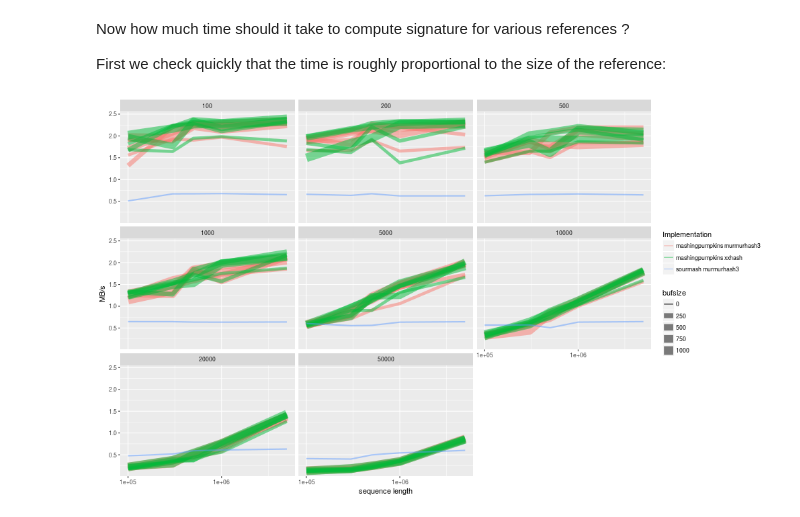
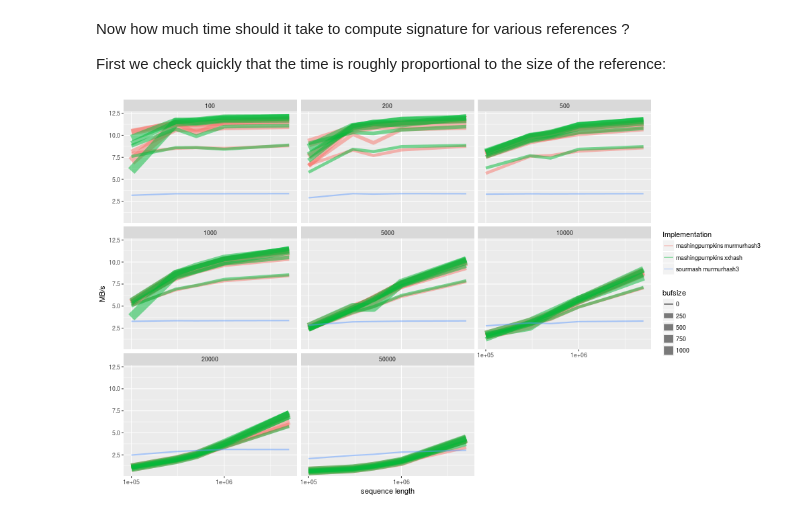
Before and after one commit to lgautier/mashing-pumpkins, a Jupyter notebook: doc/notebooks/MinHash, design and performance.ipynb, the cells around one changed output. Cells and saved outputs as stored; diff of their text form; code cells hidden in the pictures.

Commit message:
Updated notebook, fixed throughput and time estimates

```diff
--- a/doc/notebooks/MinHash, design and performance.ipynb
+++ b/doc/notebooks/MinHash, design and performance.ipynb
@@ -45,6 +45,7 @@ We will create a MinHash of maximum size 1000 (1000 elements) and of k-mer size
 from sourmash_lib._minhash import MinHash
 
 import timeit
+ntimes = 5
 
 stmt = """
 smh = MinHash(1000, 21)
@@ -52,6 +53,6 @@ smh.add_sequence(sequence)
 """
 t_sourmash = timeit.timeit(stmt,
                            setup='from __main__ import sequence, MinHash; sequence=sequence.decode("utf-8")',
-                           number=5)
-print("%.2f seconds" % t_sourmash)
+                           number=ntimes)
+print("%.2f seconds / sequence" % (t_sourmash/ntimes))
 # %% [output]
@@ -158,9 +163,8 @@ Now how much time should it take to compute signature for various references ?
 
 First we check quickly that the time is roughly proportional to the size of the reference:
 # %%
-def run_sourmash(sketchsize, env):
+def run_sourmash(sketchsize, env, ntimes):
     env['sketchsize'] = sketchsize
-    # print('sketchsize: %i' % sketchsize)
 
     stmt = """
 smh = MinHash(sketchsize, 21)
@@ -173,9 +177,7 @@ sketchsize=env['sketchsize']
     """
     t_sourmash = timeit.timeit(stmt,
                                setup = setup,
-                               number=5)
-    # print("%.2f seconds" % t_sourmash)
-    # print("sequence: %.2fMB - rate: %.2fMB/s" % (len(sequencen)/1E6, len(sequencen)/1E6/t_sourmash))
+                               number=ntimes)
 
     return {'t': t_sourmash,
             'what': 'sourmash',
@@ -183,7 +185,7 @@ sketchsize=env['sketchsize']
             'bufsize': 0,
             'sketchsize': sketchsize}
 
-def run_mashingp(bufsize, sketchsize, hashfun, env):
+def run_mashingp(bufsize, sketchsize, hashfun, env, ntimes):
     buffer = array('Q', [0, ] * bufsize)
     env['buffer'] = buffer
     env['hashfun'] = hashfun
@@ -197,10 +199,8 @@ mhs.add(sequence, hashbuffer=buffer)
                                   'hashfun=env["hashfun"]; '
                                   'buffer=env["buffer"]; '
                                   'sketchsize=env["sketchsize"]',
-                            number=5)
-    # print("%.2f seconds" % t_batch)
-    # print("sequence: %.2fMB - rate: %.2fMB/s" % (len(sequencen)/1E6, len(sequencen)/1E6/t_batch))
-    # print("Our Python implementation is %.2f times faster." % (t_sourmash / t_batch))
+                            number=ntimes)
+
     return {'t': t_batch,
             'what': 'mashingpumpkins',
             'l_sequence': len(env['sequencen']),
@@ -212,6 +212,7 @@ from IPython.display import display
 f = FloatProgress(min=0, max=5*8*5*2)
 display(f)
 res = list()
+ntimes = 2
 for seqsize in (int(1E5), int(3E5), int(5E5), int(1E6), int(5E6)):
     # print('\n* sequence size: {:,}'.format(seqsize))
     env = dict()
@@ -222,38 +223,38 @@ for seqsize in (int(1E5), int(3E5), int(5E5), int(1E6), int(5E6)):
     sequencen = bytes(sequencen)
     env['sequencen'] = sequencen
     for sketchsize in (100, 200, 500, 1000, 5000, 10000, 20000, 50000):
-        tmp = run_sourmash(sketchsize, env)
+        tmp = run_sourmash(sketchsize, env, ntimes)
         tmp.update([('hashfun', 'murmurhash3')])
         res.append(tmp)
         for bufsize in (50, 100, 200, 500, 1000):
             for funname, hashfun in (('murmurhash3', hasharray), ('xxhash', _xxhash.hasharray)):
-                tmp = run_mashingp(bufsize, sketchsize, hashfun, env)
+                tmp = run_mashingp(bufsize, sketchsize, hashfun, env, ntimes)
                 tmp.update([('hashfun', funname)])
                 res.append(tmp)
                 f.value += 1
 # %%
 from rpy2.robjects.lib import dplyr, ggplot2 as ggp
 from rpy2.robjects.vectors import IntVector, FloatVector, StrVector
 from rpy2.robjects import Formula
 
 d = dict((n, FloatVector([x[n] for x in res])) for n in ('t',))
 d.update((n, StrVector([x[n] for x in res])) for n in ('what', 'hashfun'))
 d.update((n, IntVector([x[n] for x in res])) for n in ('l_sequence', 'bufsize', 'sketchsize'))
 dataf = dplyr.DataFrame(d)
 
 p = (ggp.ggplot(dataf.mutate(implementation='paste(what, hashfun)')) +
      ggp.geom_line(ggp.aes_string(x='l_sequence',
-                                  y='l_sequence/t/1E6',
+                                  y='l_sequence/(t/%i)/1E6' % ntimes,
                                   color='implementation',
                                   size='bufsize',
                                   group='paste(implementation, bufsize)'),
                    alpha=.5) +
      ggp.facet_wrap(Formula('~sketchsize')) +
      ggp.scale_x_log10('sequence length') +
      ggp.scale_y_continuous('MB/s') +
      ggp.scale_color_discrete('Implementation'))
 
 import rpy2.ipython.ggplot
 rpy2.ipython.ggplot.image_png(p, width=1000, height=600)
 # %% [output]
-[figure, old version]
+[figure, new version]
```
Also changed, not shown: parts of 7 cells of this notebook.
